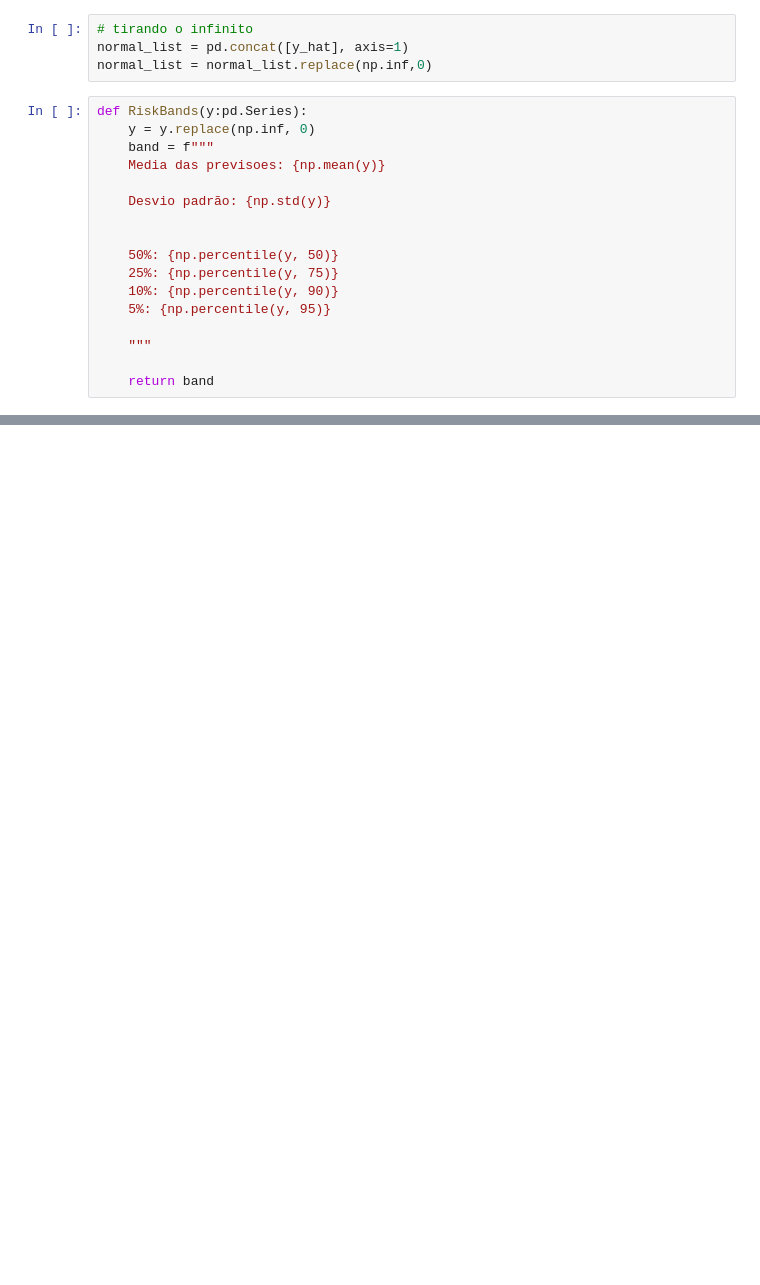
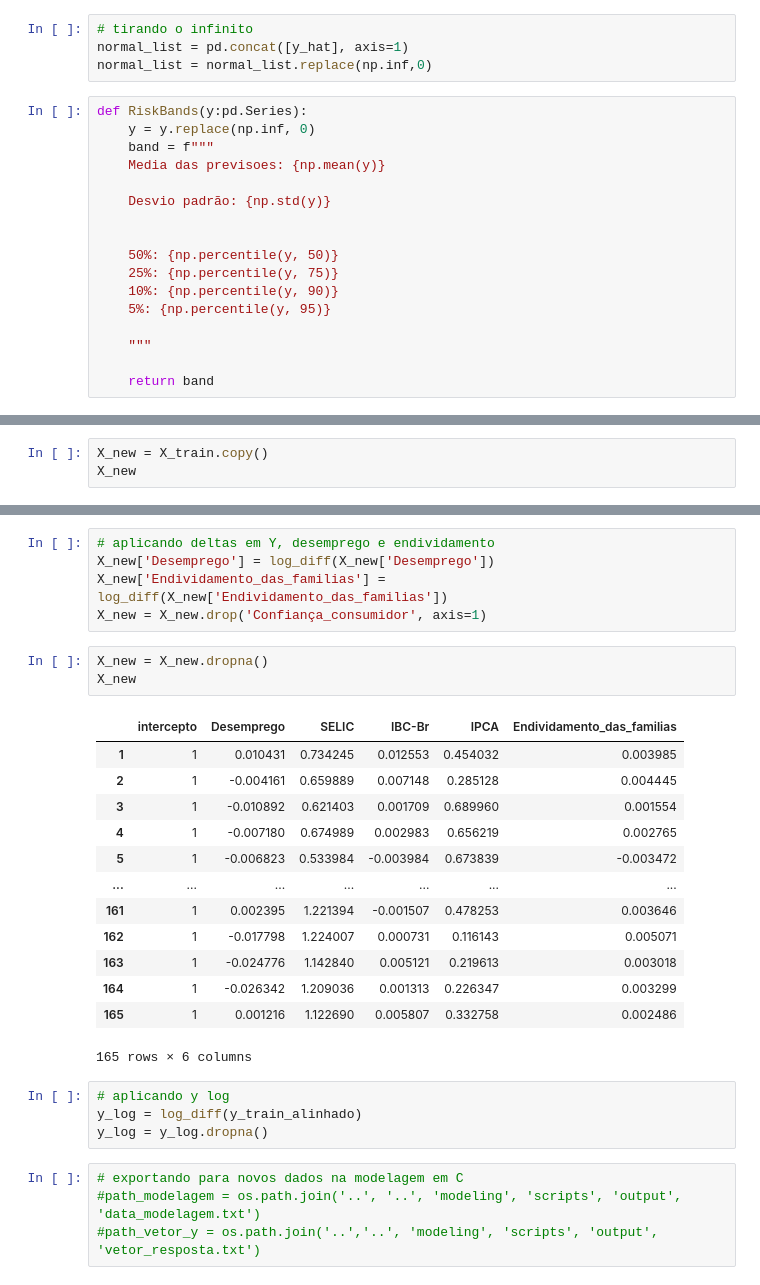
Before and after one commit to WesleySouza13/MacroEconomic-Modeling-Inverse-Problems-for-Default-Estimation-, a Jupyter notebook: modeling/notebooks/modeling.ipynb, the cells around one changed output, grey strips where cells are left out. Drawn from its saved outputs; the diff is of its cells as text; blank space fills up the shorter version.

```diff
--- a/modeling/notebooks/modeling.ipynb
+++ b/modeling/notebooks/modeling.ipynb
@@ -177,0 +181,3 @@ print(RiskBands(y_ibc))
+# %%
+X_new = X_train.copy()
+X_new
@@ -177,0 +198,30 @@ print(RiskBands(y_ibc))
+# %%
+# aplicando deltas em Y, desemprego e endividamento
+X_new['Desemprego'] = log_diff(X_new['Desemprego'])
+X_new['Endividamento_das_familias'] = log_diff(X_new['Endividamento_das_familias'])
+X_new = X_new.drop('Confiança_consumidor', axis=1)
+# %%
+X_new = X_new.dropna()
+X_new
+# %% [output]
+|  | intercepto | Desemprego | SELIC | IBC-Br | IPCA | Endividamento_das_familias |
+| 1 | 1 | 0.010431 | 0.734245 | 0.012553 | 0.454032 | 0.003985 |
+| 2 | 1 | -0.004161 | 0.659889 | 0.007148 | 0.285128 | 0.004445 |
+| 3 | 1 | -0.010892 | 0.621403 | 0.001709 | 0.689960 | 0.001554 |
+| 4 | 1 | -0.007180 | 0.674989 | 0.002983 | 0.656219 | 0.002765 |
+| 5 | 1 | -0.006823 | 0.533984 | -0.003984 | 0.673839 | -0.003472 |
+| ... | ... | ... | ... | ... | ... | ... |
+| 161 | 1 | 0.002395 | 1.221394 | -0.001507 | 0.478253 | 0.003646 |
+| 162 | 1 | -0.017798 | 1.224007 | 0.000731 | 0.116143 | 0.005071 |
+| 163 | 1 | -0.024776 | 1.142840 | 0.005121 | 0.219613 | 0.003018 |
+| 164 | 1 | -0.026342 | 1.209036 | 0.001313 | 0.226347 | 0.003299 |
+| 165 | 1 | 0.001216 | 1.122690 | 0.005807 | 0.332758 | 0.002486 |
+165 rows × 6 columns
+# %%
+# aplicando y log
+y_log = log_diff(y_train_alinhado)
+y_log = y_log.dropna()
+# %%
+# exportando para novos dados na modelagem em C
+#path_modelagem = os.path.join('..', '..', 'modeling', 'scripts', 'output', 'data_modelagem.txt')
+#path_vetor_y = os.path.join('..','..', 'modeling', 'scripts', 'output', 'vetor_resposta.txt')
```
Also changed, not shown: parts of 14 cells of this notebook, 7 other files.
